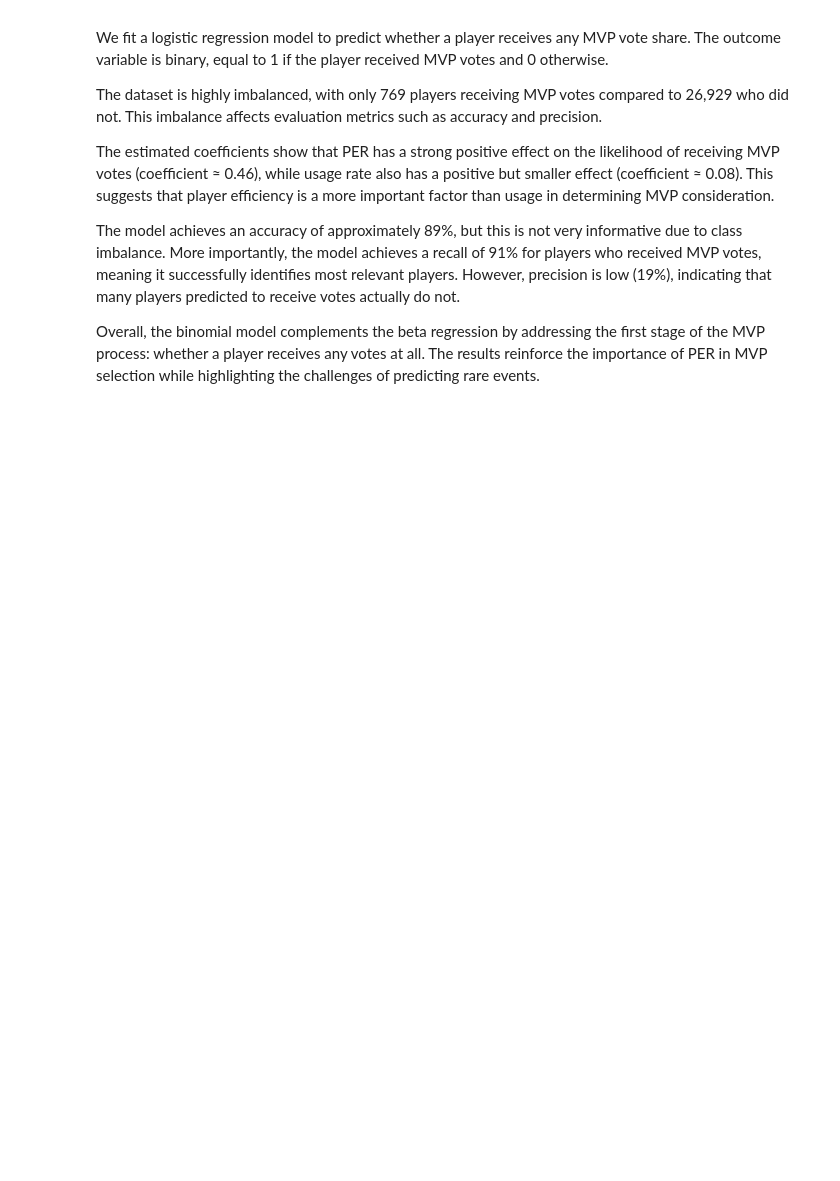
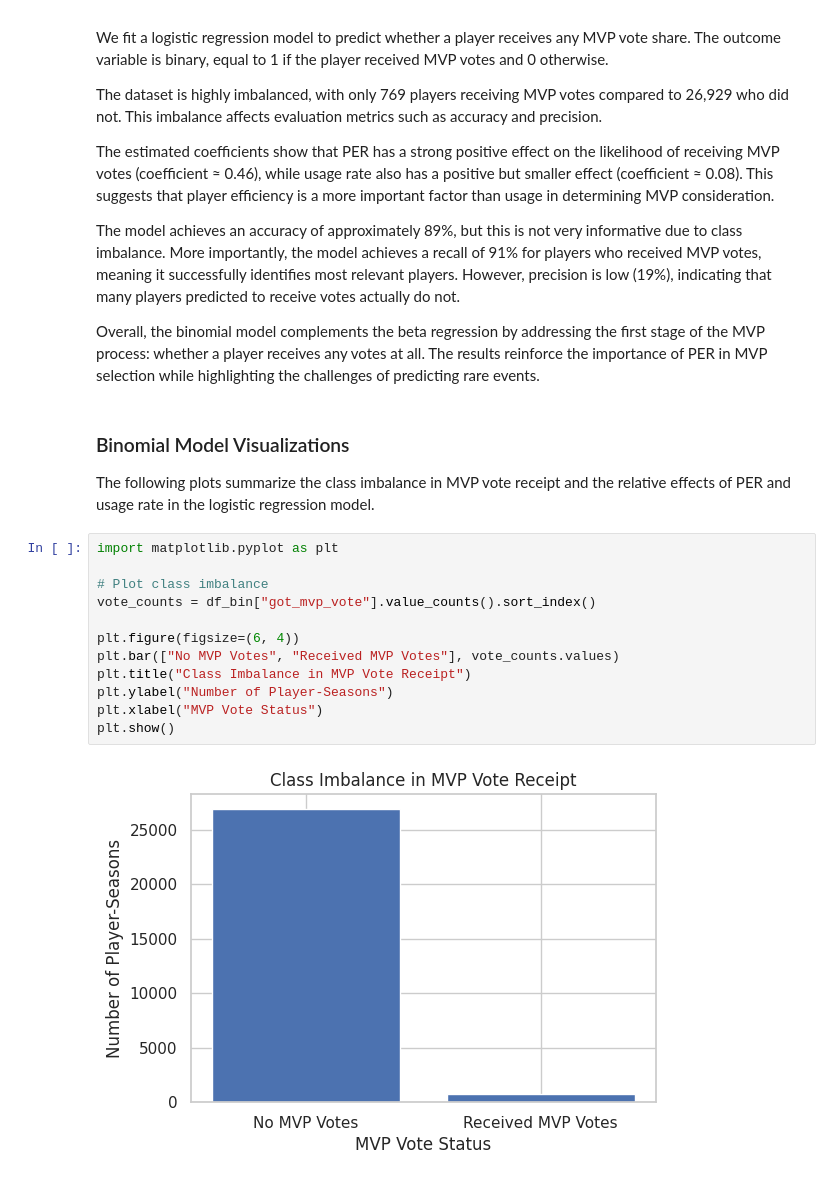
Before and after one commit to tsong28/nba-mvp-analysis, a Jupyter notebook: analysis.ipynb, the cells around one changed output. Drawn from its saved outputs; the diff is of its cells as text; blank space fills up the shorter version.

Commit message:
Add binomial model visualizations

```diff
--- a/analysis.ipynb
+++ b/analysis.ipynb
@@ -409,3 +409,21 @@ The estimated coefficients show that PER has a strong positive effect on the lik
 The model achieves an accuracy of approximately 89%, but this is not very informative due to class imbalance. More importantly, the model achieves a recall of 91% for players who received MVP votes, meaning it successfully identifies most relevant players. However, precision is low (19%), indicating that many players predicted to receive votes actually do not.
 
 Overall, the binomial model complements the beta regression by addressing the first stage of the MVP process: whether a player receives any votes at all. The results reinforce the importance of PER in MVP selection while highlighting the challenges of predicting rare events.
+# %% [markdown]
+### Binomial Model Visualizations
+
+The following plots summarize the class imbalance in MVP vote receipt and the relative effects of PER and usage rate in the logistic regression model.
+# %%
+import matplotlib.pyplot as plt
+
+# Plot class imbalance
+vote_counts = df_bin["got_mvp_vote"].value_counts().sort_index()
+
+plt.figure(figsize=(6, 4))
+plt.bar(["No MVP Votes", "Received MVP Votes"], vote_counts.values)
+plt.title("Class Imbalance in MVP Vote Receipt")
+plt.ylabel("Number of Player-Seasons")
+plt.xlabel("MVP Vote Status")
+plt.show()
+# %% [output]
+[figure, added]
```
Also changed, not shown: parts of 2 cells of this notebook.
